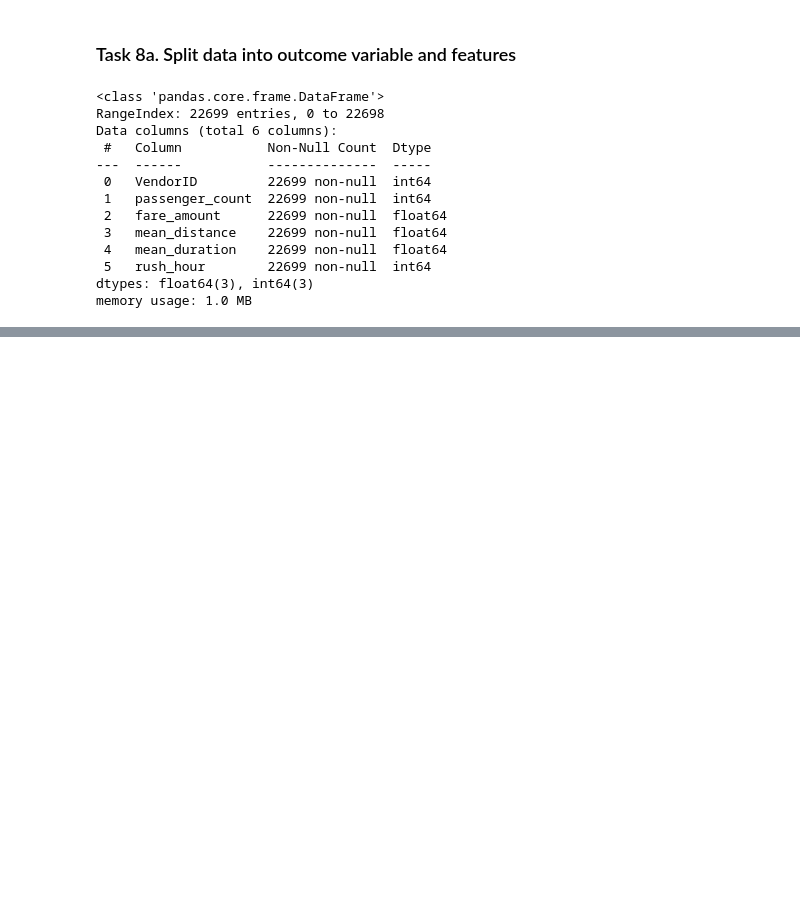
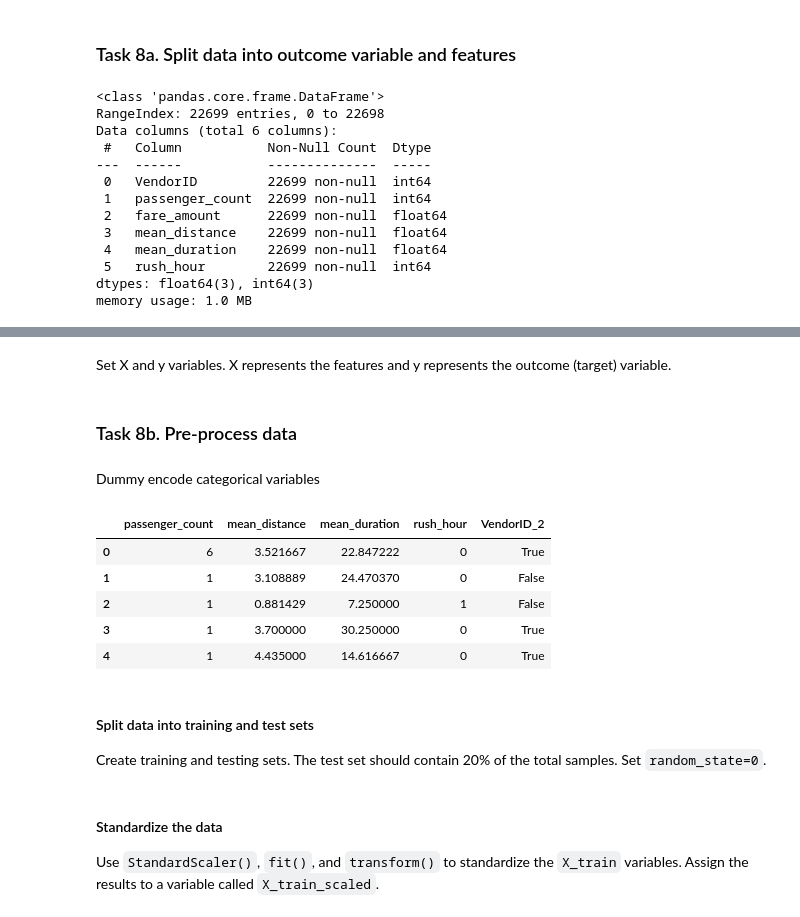
Before and after one commit to JSparktuneGrid/NYC-Taxi-regression-analysis, a Jupyter notebook: NYC_Taxi_regression.ipynb, the cells around one changed output, grey strips where cells are left out. Drawn from its saved outputs; the diff is of its cells as text; code cells hidden in the pictures; blank space fills up the shorter version.

```diff
--- a/NYC_Taxi_regression.ipynb
+++ b/NYC_Taxi_regression.ipynb
@@ -753,0 +763,24 @@ X.head()
+# %% [markdown]
+Set X and y variables. X represents the features and y represents the outcome (target) variable.
+# %% [markdown]
+### Task 8b. Pre-process data
+# %% [markdown]
+Dummy encode categorical variables
+# %%
+# Convert VendorID to string
+X['VendorID'] = X['VendorID'].astype(str)
+
+# Get dummies
+X = pd.get_dummies(X, drop_first=True)
+X.head()
+# %% [output]
+|  | passenger_count | mean_distance | mean_duration | rush_hour | VendorID_2 |
+| 0 | 6 | 3.521667 | 22.847222 | 0 | True |
+| 1 | 1 | 3.108889 | 24.470370 | 0 | False |
+| 2 | 1 | 0.881429 | 7.250000 | 1 | False |
+| 3 | 1 | 3.700000 | 30.250000 | 0 | True |
+| 4 | 1 | 4.435000 | 14.616667 | 0 | True |
+# %% [markdown]
+#### Split data into training and test sets
+
+Create training and testing sets. The test set should contain 20% of the total samples. Set `random_state=0`.
@@ -753,0 +791,4 @@ X.head()
+# %% [markdown]
+#### Standardize the data
+
+Use `StandardScaler()`, `fit()`, and `transform()` to standardize the `X_train` variables. Assign the results to a variable called `X_train_scaled`.
```
Also changed, not shown: parts of 32 cells of this notebook.
